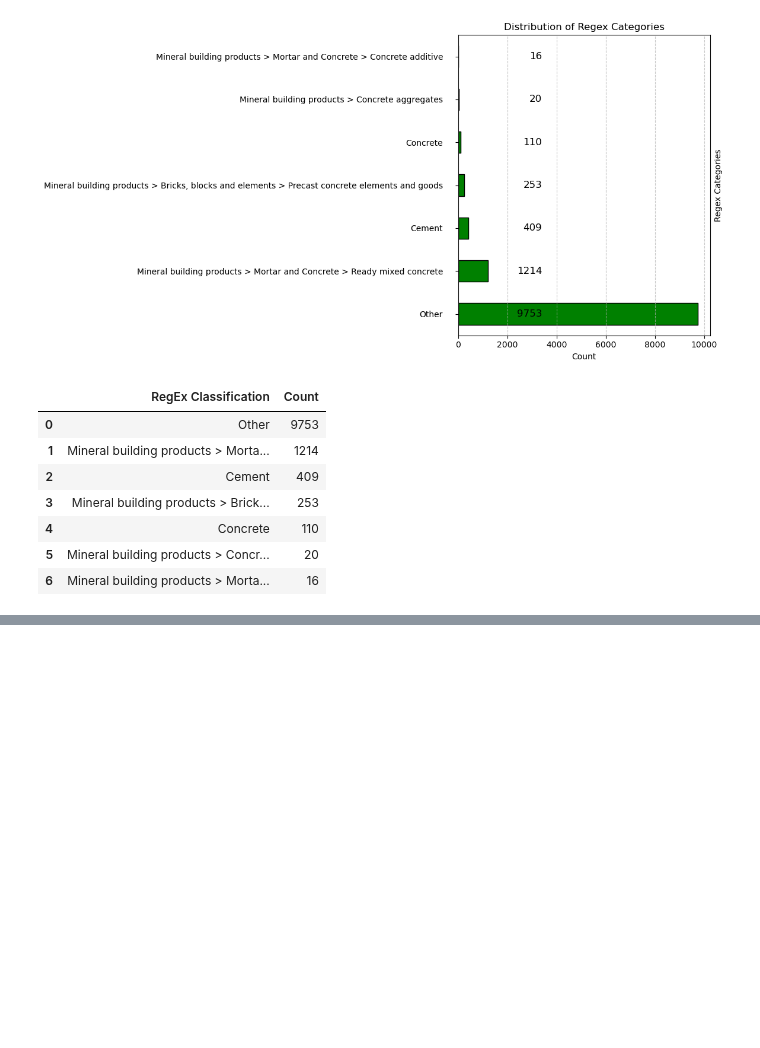
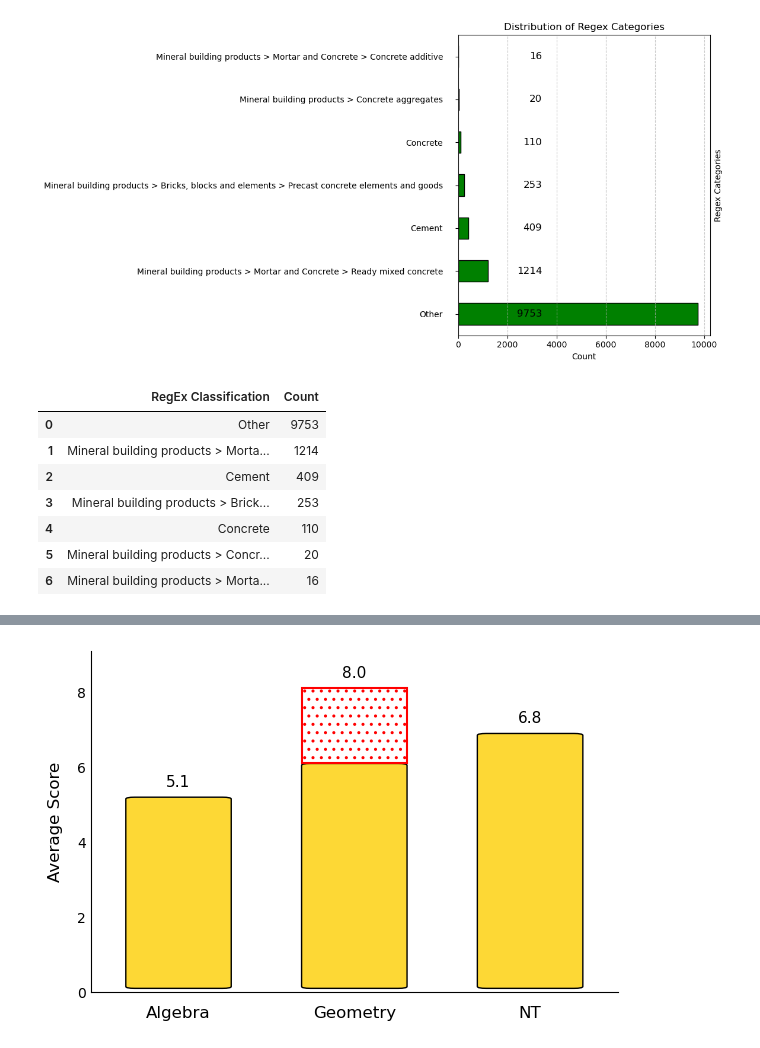
Before and after one commit to g3rezz/lca-data-harmonization-pipeline, a Jupyter notebook: data_analysis/sql_epd_data_analysis.ipynb, the cells around one changed output, grey strips where cells are left out. Cells and saved outputs as stored; diff of their text form; code cells hidden in the pictures; blank space fills up the shorter version.

```diff
--- a/data_analysis/sql_epd_data_analysis.ipynb
+++ b/data_analysis/sql_epd_data_analysis.ipynb
@@ -323,0 +585,83 @@ df_counts
+# %%
+import matplotlib.pyplot as plt
+from matplotlib.patches import FancyBboxPatch
+from matplotlib.path import Path
+from matplotlib.patches import PathPatch
+
+# Data
+base_values = [5.1, 6.0, 6.8]
+stacked_hatch = [0.0, 2.0, 0.0]  # Only middle bar gets a hatch
+labels = ['Algebra', 'Geometry', 'NT']
+bar_width = 0.6
+bottom_offset = 0.1
+
+# Plot setup
+fig, ax = plt.subplots(figsize=(6, 4))
+
+for i, (base, hatch) in enumerate(zip(base_values, stacked_hatch)):
+    # Base rounded bar
+    rect = FancyBboxPatch(
+        (i - bar_width / 2, bottom_offset),
+        bar_width,
+        base,
+        boxstyle="round,pad=0.00,rounding_size=0.05",
+        facecolor='#fdd835'
+    )
+    ax.add_patch(rect)
+
+    # Optional stacked hatch section
+    if hatch > 0:
+        # Coordinates for top rectangle without bottom edge
+        x0 = i - bar_width / 2
+        y0 = bottom_offset + base
+        x1 = x0 + bar_width
+        y1 = y0 + hatch
+
+        verts = [
+            (x0, y0),  # bottom-left (move)
+            (x0, y1),  # left-top
+            (x1, y1),  # right-top
+            (x1, y0),  # right-bottom
+            (x0, y0),  # close path (but we won't draw the bottom)
+        ]
+
+        codes = [
+            Path.MOVETO,
+            Path.LINETO,
+            Path.LINETO,
+            Path.LINETO,
+            Path.CLOSEPOLY,
+        ]
+
+        path = Path(verts, codes)
+        hatch_patch = PathPatch(
+            path,
+            facecolor='none',
+            edgecolor='red',
+            linewidth=1.5,
+            hatch='..'
+        )
+        ax.add_patch(hatch_patch)
+        # ax.add_patch(PathPatch(path, facecolor='none', edgecolor='black', linewidth=1.5)) # Add a black border
+
+    # Label on top
+    total = base + hatch
+    ax.text(i, bottom_offset + total + 0.2, f'{total:.1f}',
+            ha='center', va='bottom', fontsize=11, color='black')
+
+# Axes setup
+ax.set_xlim(-0.5, len(base_values) - 0.5)
+ax.set_ylim(0, max(base_values[i] + stacked_hatch[i] for i in range(len(base_values))) + bottom_offset + 1)
+ax.set_xticks(range(len(labels)))
+ax.set_xticklabels(labels, fontsize=12)
+ax.set_ylabel('Average Score', fontsize=12, labelpad=10)
+
+# Minimalist style
+ax.spines[['top', 'right']].set_visible(False)
+ax.tick_params(axis='both', which='both', length=0)
+ax.tick_params(axis='x', pad=10)
+
+plt.tight_layout()
+plt.show()
+# %% [output]
+[figure, added]
```
Also changed, not shown: parts of 4 cells of this notebook.
